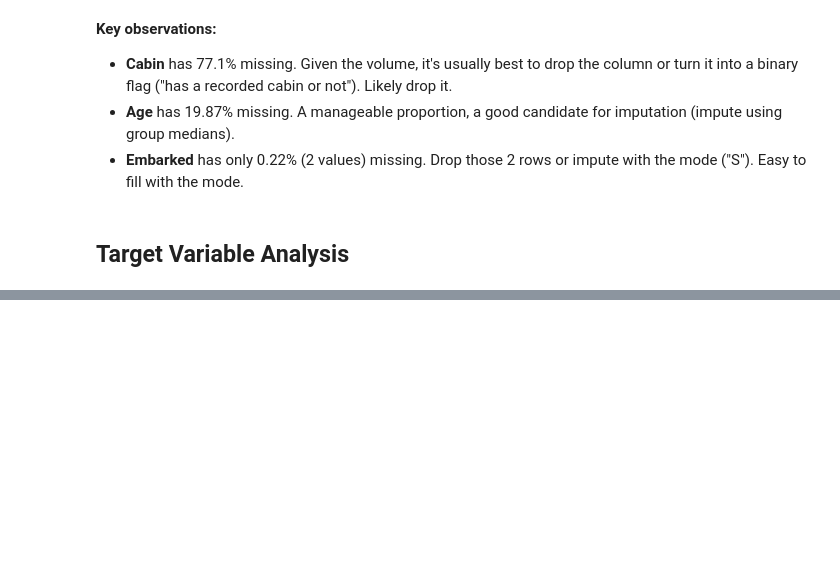
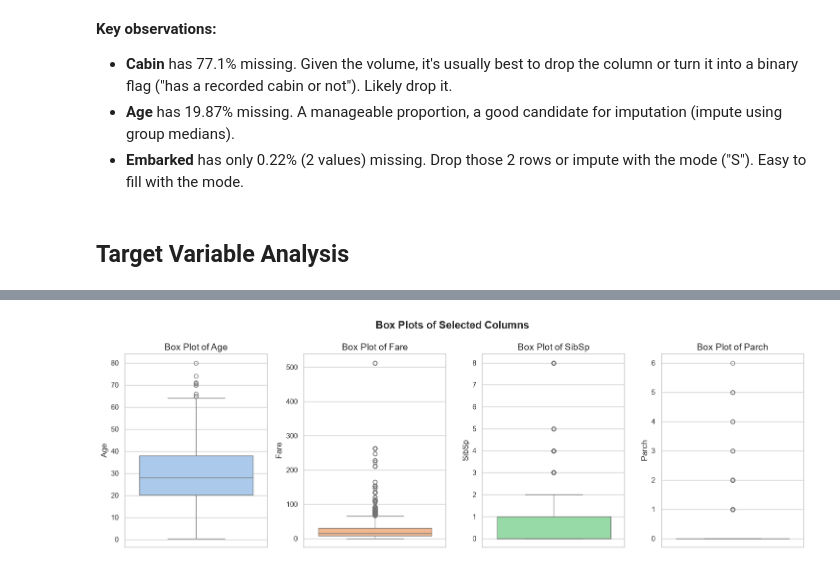
Before and after one commit to marygou/Titanic-Survival-Prediction, a Jupyter notebook: notebooks/01_eda.ipynb, the cells around one changed output, grey strips where cells are left out. Cells and saved outputs as stored; diff of their text form; code cells hidden in the pictures; blank space fills up the shorter version.

```diff
--- a/notebooks/01_eda.ipynb
+++ b/notebooks/01_eda.ipynb
@@ -177,0 +235,14 @@ for i, v in enumerate(df.isnull().sum()):
+# %%
+# box plots for the same columns to visualize outlier (one line only)
+fig, axes = plt.subplots(1, 4, figsize=(15, 5))
+
+for i, col in enumerate(cols):
+    sns.boxplot(y=df[col], ax=axes[i], color=colors[i]) # box plot for each column
+    axes[i].set_title(f'Box Plot of {col}', fontsize=14) # set title for each subplot
+    axes[i].set_ylabel(col, fontsize=12) # set y-axis label for each subplot
+
+plt.suptitle('Box Plots of Selected Columns', fontsize=16, fontweight='bold') # set a super title for the figure
+plt.tight_layout() # adjust subplots to fit into figure area
+plt.show() # display the plots
+# %% [output]
+[figure, added]
```
Also changed, not shown: parts of 6 cells of this notebook.
